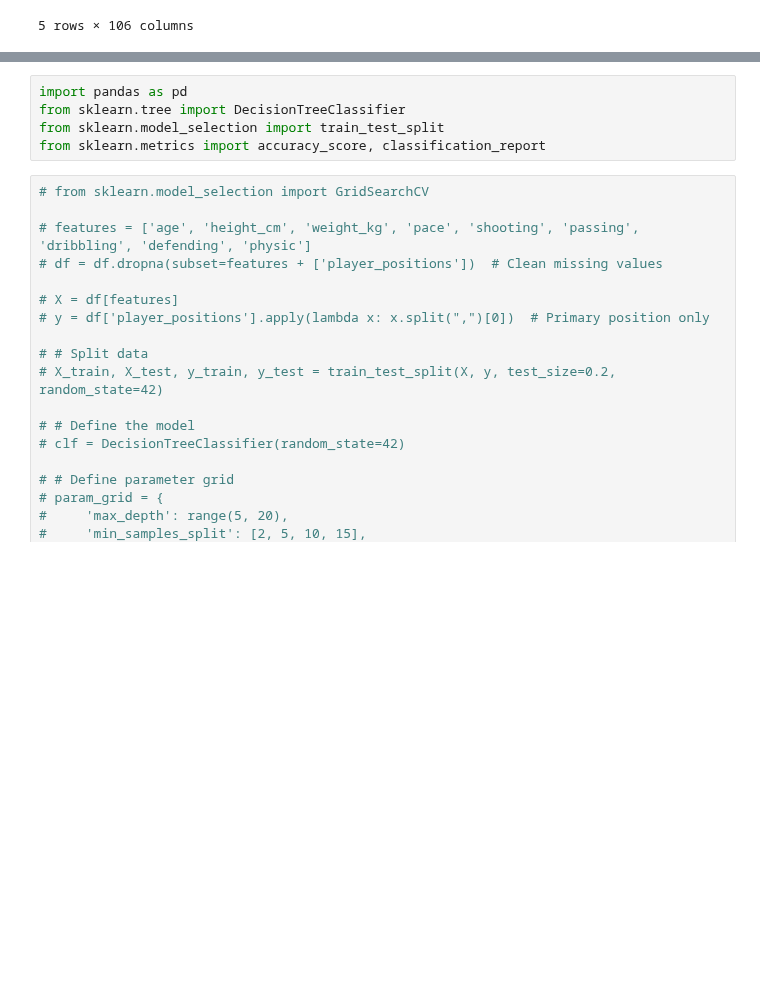
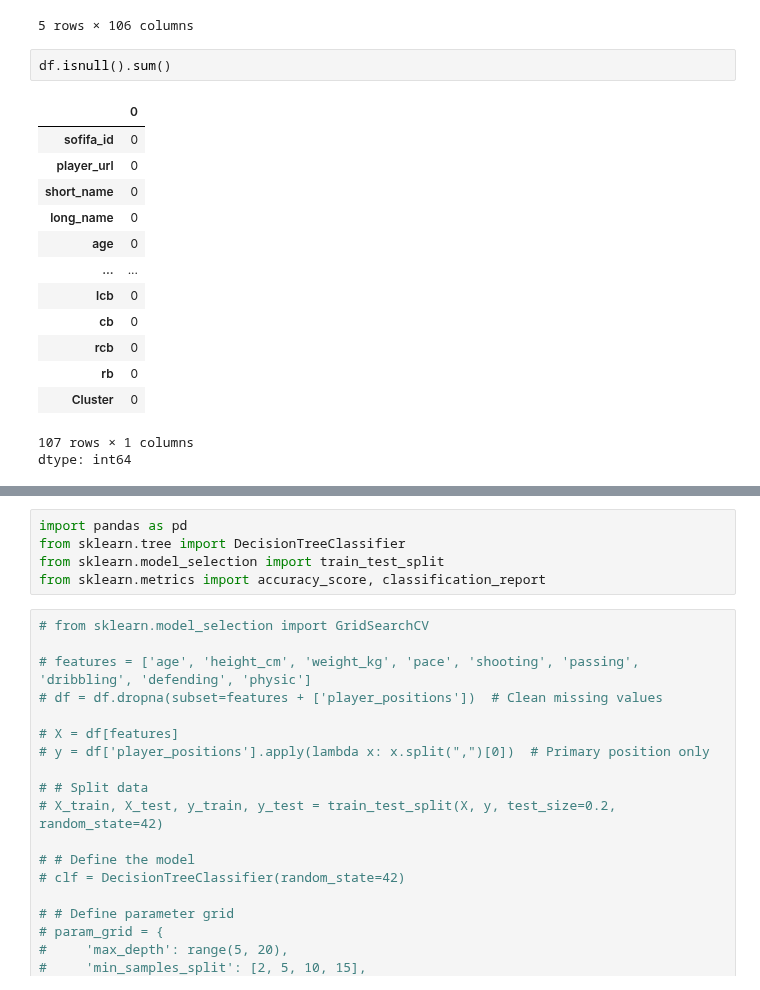
Before and after one commit to sbogde/pandamonium, a Jupyter notebook: dmi_fifa_21.ipynb, the cells around one changed output, grey strips where cells are left out. Cells and saved outputs as stored; diff of their text form; blank space fills up the shorter version.

```diff
--- a/dmi_fifa_21.ipynb
+++ b/dmi_fifa_21.ipynb
@@ -53,3 +53,20 @@ Warning: Total number of columns (106) exceeds max_columns (20). Falling back to
 | 3 | 188545 | https://sofifa.com/player/188545/... | R. Lewandowski | Robert Lewandowski | 31 | 1988-08-21 | 184 | 80 | Poland | ... |
 | 4 | 190871 | https://sofifa.com/player/190871/... | Neymar Jr | Neymar da Silva Santos Júnior | 28 | 1992-02-05 | 175 | 68 | Brazil | ... |
 5 rows × 106 columns
+# %%
+df.isnull().sum()
+# %% [output]
+|  | 0 |
+| sofifa_id | 0 |
+| player_url | 0 |
+| short_name | 0 |
+| long_name | 0 |
+| age | 0 |
+| ... | ... |
+| lcb | 0 |
+| cb | 0 |
+| rcb | 0 |
+| rb | 0 |
+| Cluster | 0 |
+107 rows × 1 columns
+dtype: int64
```
Also changed, not shown: parts of 9 cells of this notebook.
